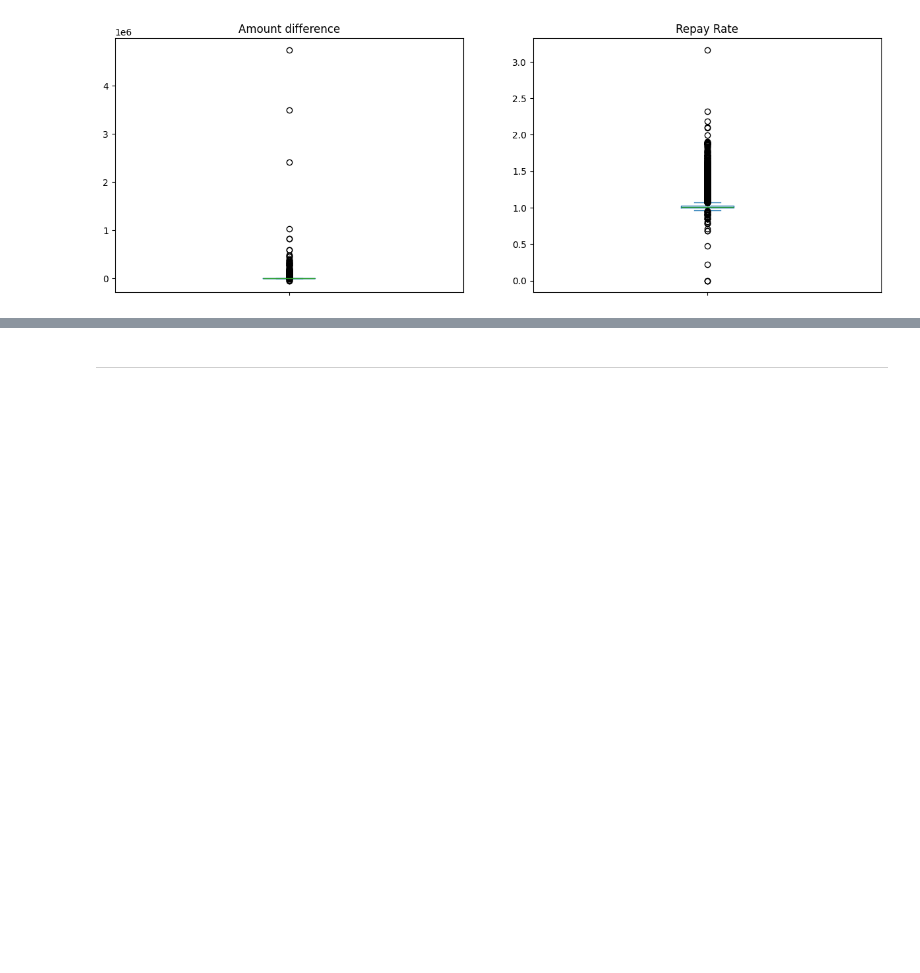
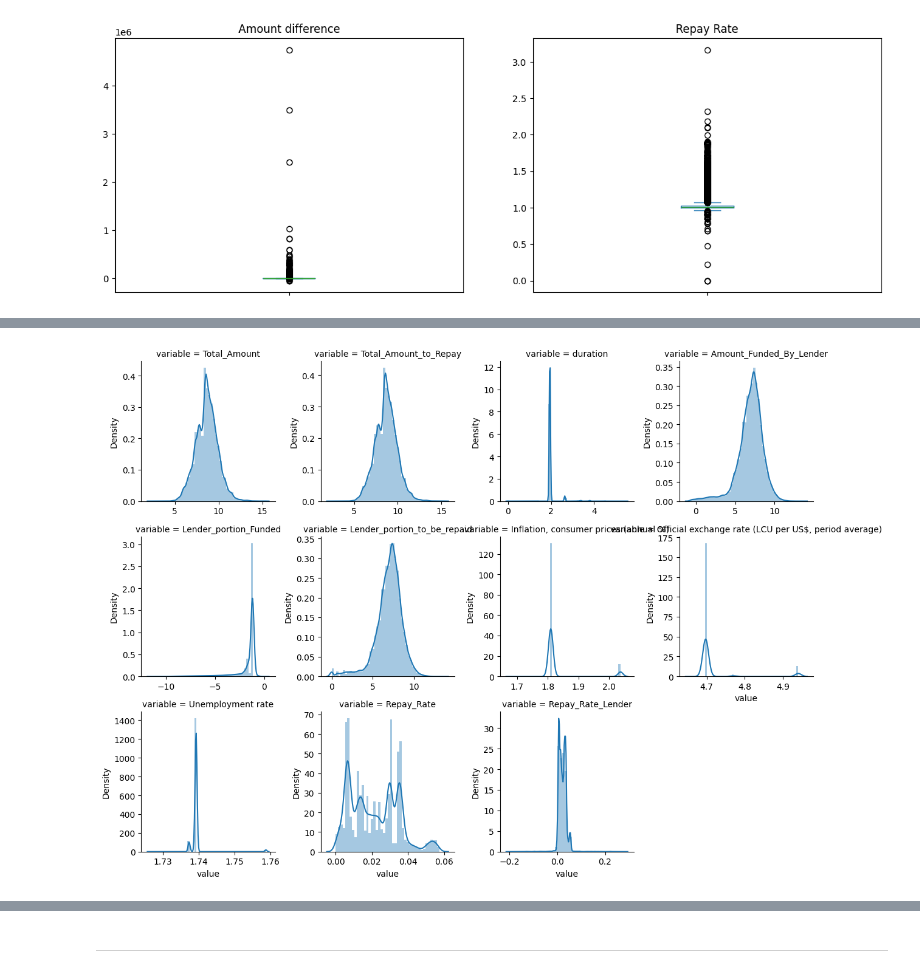
Before and after one commit to Toavina00/Zindi-credit-scoring, a Jupyter notebook: credit-scoring-EDA.ipynb, the cells around one changed output, grey strips where cells are left out. Cells and saved outputs as stored; diff of their text form; code cells hidden in the pictures; blank space fills up the shorter version.

```diff
--- a/credit-scoring-EDA.ipynb
+++ b/credit-scoring-EDA.ipynb
@@ -405,0 +460,11 @@ When looking at the repay rate we observe some loans where the amount to be repa
+# %%
+df_log = df.select_dtypes(include=np.float64).transform(np.log)
+df_log.replace([np.inf, -np.inf], np.nan, inplace=True)
+df_log.dropna(inplace=True)
+
+g = sns.FacetGrid(pd.melt(df_log), col="variable", col_wrap=4, sharex=False, sharey=False)
+g.map(sns.distplot, "value")
+
+plt.show()
+# %% [output]
+[figure, added]
```
Also changed, not shown: parts of 6 cells of this notebook.
